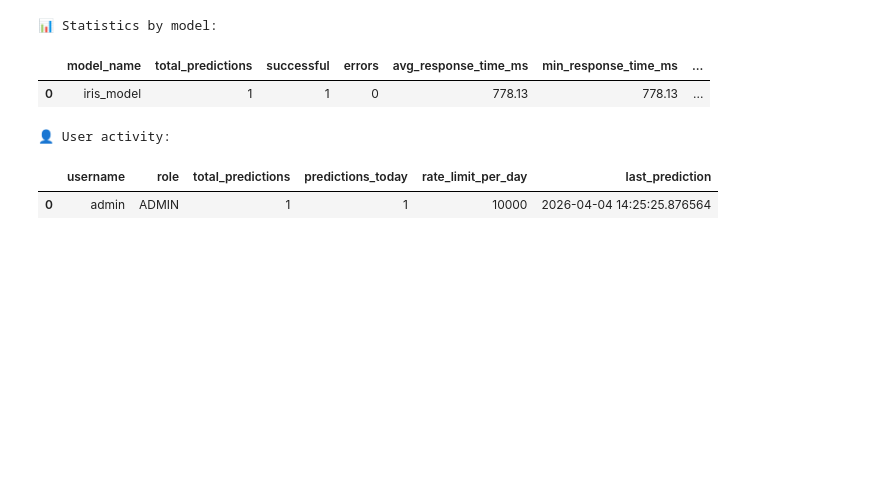
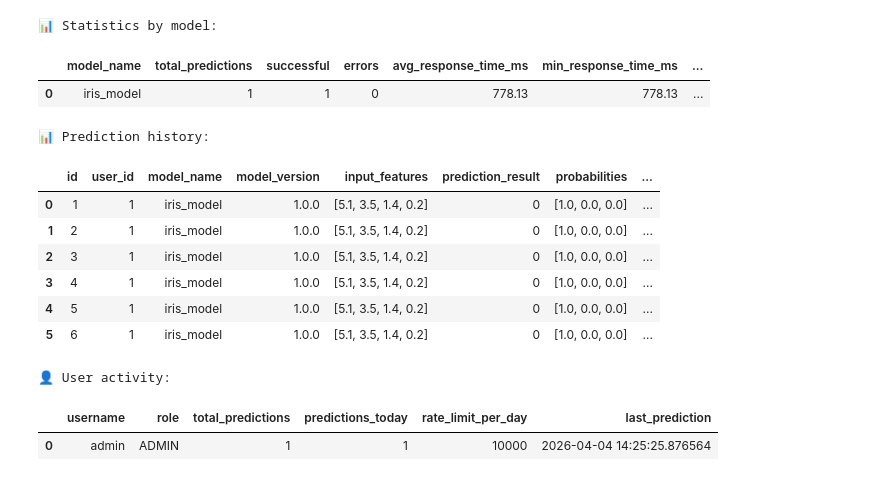
Before and after one commit to alanconqrepo/predictml-api, a Jupyter notebook: notebooks/database_analysis.ipynb, the cells around one changed output. Saved outputs shown, nothing was run; the diff lists cells and outputs as text; code cells hidden in the pictures; blank space fills up the shorter version.

```diff
--- a/notebooks/database_analysis.ipynb
+++ b/notebooks/database_analysis.ipynb
@@ -258,6 +284,26 @@ display(model_stats_df)
 📊 Statistics by model:
 |  | model_name | total_predictions | successful | errors | avg_response_time_ms | min_response_time_ms | ... |
 | 0 | iris_model | 1 | 1 | 0 | 778.13 | 778.13 | ... |
+# %%
+# Prediction history
+predictions_query = """
+SELECT
+    *
+FROM predictions
+"""
+
+predictions_query_df = query_to_dataframe(predictions_query)
+print("📊 Prediction history:")
+display(predictions_query_df)
+# %% [output]
+📊 Prediction history:
+|  | id | user_id | model_name | model_version | input_features | prediction_result | probabilities | ... |
+| 0 | 1 | 1 | iris_model | 1.0.0 | [5.1, 3.5, 1.4, 0.2] | 0 | [1.0, 0.0, 0.0] | ... |
+| 1 | 2 | 1 | iris_model | 1.0.0 | [5.1, 3.5, 1.4, 0.2] | 0 | [1.0, 0.0, 0.0] | ... |
+| 2 | 3 | 1 | iris_model | 1.0.0 | [5.1, 3.5, 1.4, 0.2] | 0 | [1.0, 0.0, 0.0] | ... |
+| 3 | 4 | 1 | iris_model | 1.0.0 | [5.1, 3.5, 1.4, 0.2] | 0 | [1.0, 0.0, 0.0] | ... |
+| 4 | 5 | 1 | iris_model | 1.0.0 | [5.1, 3.5, 1.4, 0.2] | 0 | [1.0, 0.0, 0.0] | ... |
+| 5 | 6 | 1 | iris_model | 1.0.0 | [5.1, 3.5, 1.4, 0.2] | 0 | [1.0, 0.0, 0.0] | ... |
 # %%
 # User activity (predictions per user)
 user_activity_query = """
```
Also changed, not shown: parts of 9 cells of this notebook.
